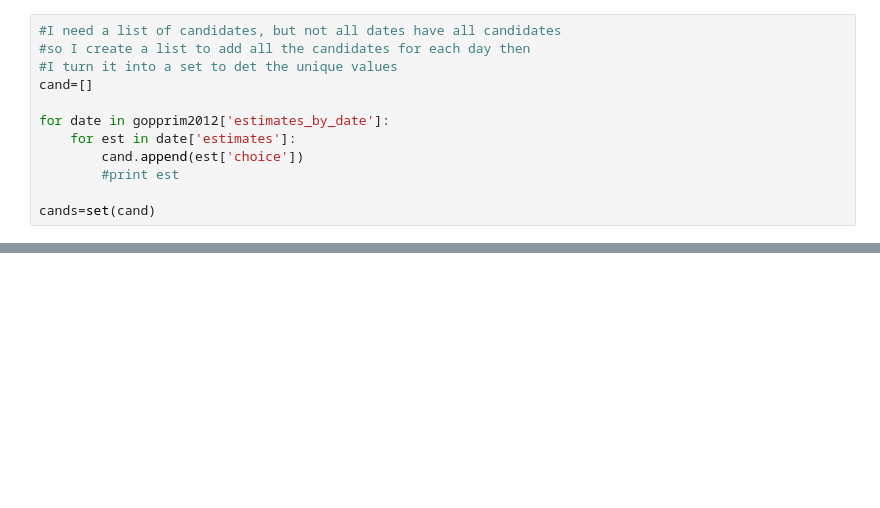
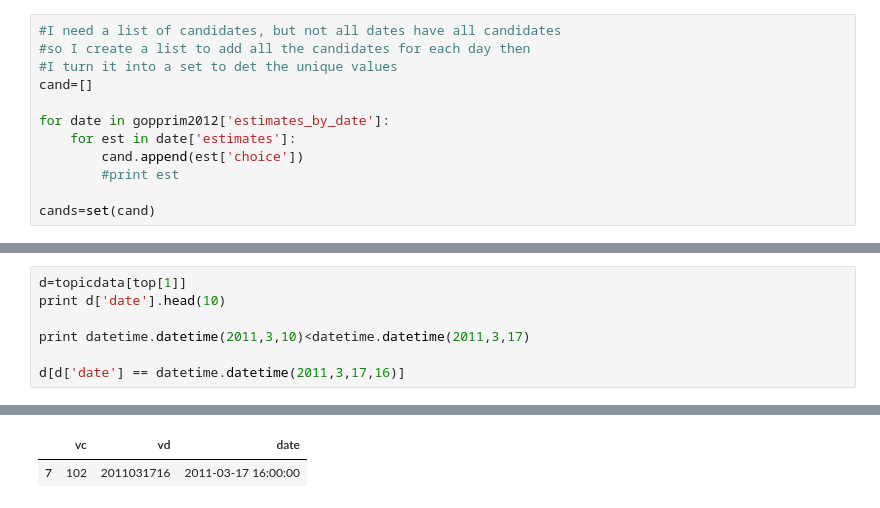
Before and after one commit to abramgeest/wikipolitics, a Jupyter notebook: getting_huff_post_charts.ipynb, the cells around one changed output, grey strips where cells are left out. Saved outputs shown, nothing was run; the diff lists cells and outputs as text; blank space fills up the shorter version.

```diff
--- a/getting_huff_post_charts.ipynb
+++ b/getting_huff_post_charts.ipynb
@@ -127,0 +178,8 @@ plt.show()
+# %%
+d=topicdata[top[1]]
+print d['date'].head(10)
+
+print datetime.datetime(2011,3,10)<datetime.datetime(2011,3,17)
+
+d[d['date'] == datetime.datetime(2011,3,17,16)]
+# %% [output]
@@ -127,0 +198,2 @@ plt.show()
+|  | vc | vd | date |
+| 7 | 102 | 2011031716 | 2011-03-17 16:00:00 |
```
Also changed, not shown: parts of 15 cells of this notebook, 1 other file.
